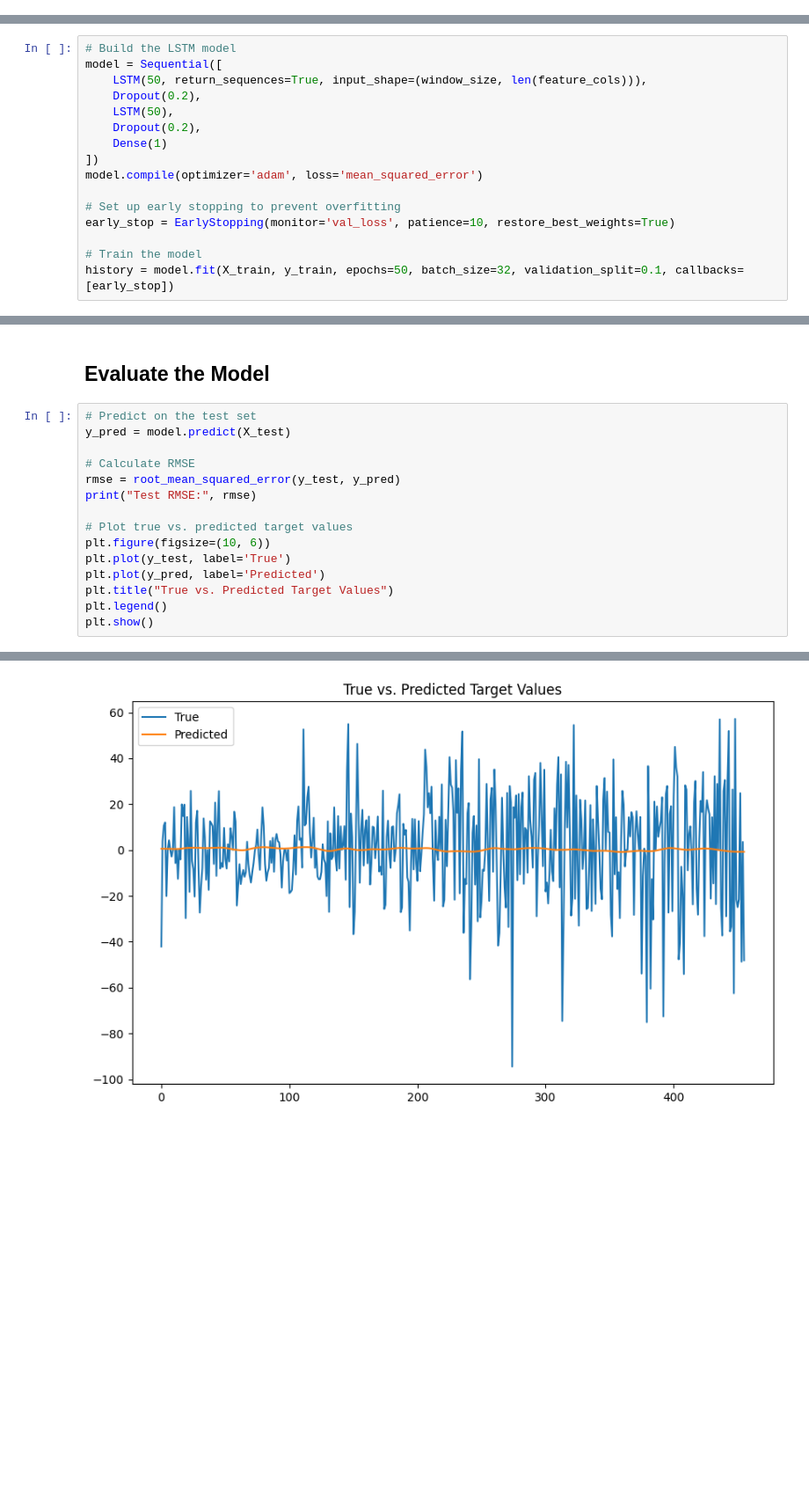
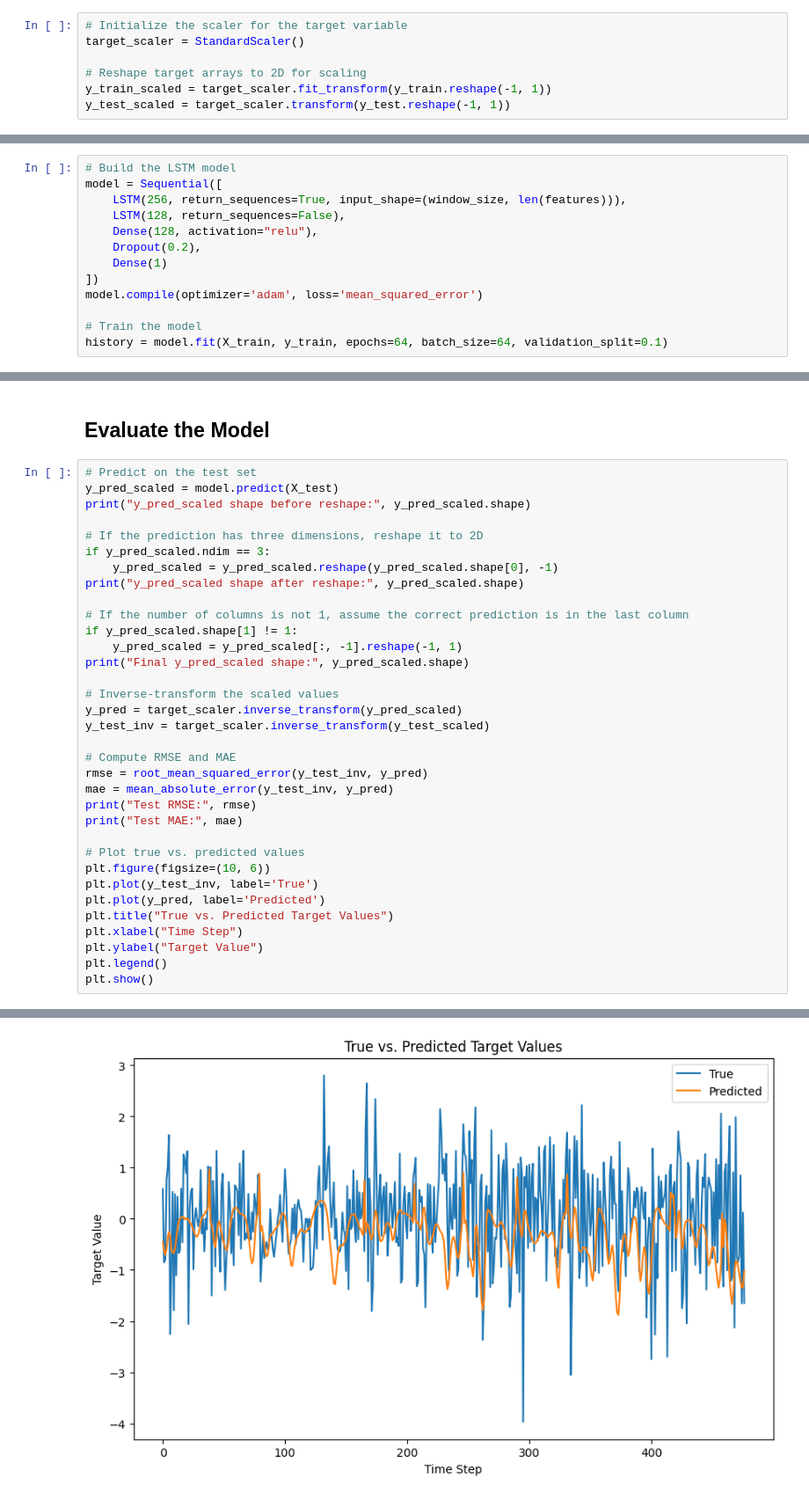
Before and after one commit to mgonzalezp87/Final-Project, a Jupyter notebook: notebooks/03_modelling.ipynb, the cells around one changed output, grey strips where cells are left out. Shown: that part at 88% size. Cells and saved outputs as stored; diff of their text form; blank space fills up the shorter version.

Commit message:
Final Version: Improved modelling, added backtesting module

```diff
--- a/notebooks/03_modelling.ipynb
+++ b/notebooks/03_modelling.ipynb
@@ -70,19 +91,23 @@ Testing samples: 456
+# %%
+# Initialize the scaler for the target variable
+target_scaler = StandardScaler()
+
+# Reshape target arrays to 2D for scaling
+y_train_scaled = target_scaler.fit_transform(y_train.reshape(-1, 1))
+y_test_scaled = target_scaler.transform(y_test.reshape(-1, 1))
 # %% [markdown]
 ## Build and Train the LSTM Model
 # %%
 # Build the LSTM model
 model = Sequential([
-    LSTM(50, return_sequences=True, input_shape=(window_size, len(feature_cols))),
-    Dropout(0.2),
-    LSTM(50),
+    LSTM(256, return_sequences=True, input_shape=(window_size, len(features))),
+    LSTM(128, return_sequences=False),
+    Dense(128, activation="relu"),
     Dropout(0.2),
     Dense(1)
 ])
 model.compile(optimizer='adam', loss='mean_squared_error')
 
-# Set up early stopping to prevent overfitting
-early_stop = EarlyStopping(monitor='val_loss', patience=10, restore_best_weights=True)
-
 # Train the model
-history = model.fit(X_train, y_train, epochs=50, batch_size=32, validation_split=0.1, callbacks=[early_stop])
+history = model.fit(X_train, y_train, epochs=64, batch_size=64, validation_split=0.1)
 # %% [output]
@@ -107,17 +132,36 @@ Epoch 14/50
 ## Evaluate the Model
 # %%
 # Predict on the test set
-y_pred = model.predict(X_test)
+y_pred_scaled = model.predict(X_test)
+print("y_pred_scaled shape before reshape:", y_pred_scaled.shape)
 
-# Calculate RMSE
-rmse = root_mean_squared_error(y_test, y_pred)
+# If the prediction has three dimensions, reshape it to 2D
+if y_pred_scaled.ndim == 3:
+    y_pred_scaled = y_pred_scaled.reshape(y_pred_scaled.shape[0], -1)
+print("y_pred_scaled shape after reshape:", y_pred_scaled.shape)
+
+# If the number of columns is not 1, assume the correct prediction is in the last column
+if y_pred_scaled.shape[1] != 1:
+    y_pred_scaled = y_pred_scaled[:, -1].reshape(-1, 1)
+print("Final y_pred_scaled shape:", y_pred_scaled.shape)
+
+# Inverse-transform the scaled values
+y_pred = target_scaler.inverse_transform(y_pred_scaled)
+y_test_inv = target_scaler.inverse_transform(y_test_scaled)
+
+# Compute RMSE and MAE
+rmse = root_mean_squared_error(y_test_inv, y_pred)
+mae = mean_absolute_error(y_test_inv, y_pred)
 print("Test RMSE:", rmse)
+print("Test MAE:", mae)
 
-# Plot true vs. predicted target values
+# Plot true vs. predicted values
 plt.figure(figsize=(10, 6))
-plt.plot(y_test, label='True')
+plt.plot(y_test_inv, label='True')
 plt.plot(y_pred, label='Predicted')
 plt.title("True vs. Predicted Target Values")
+plt.xlabel("Time Step")
+plt.ylabel("Target Value")
 plt.legend()
 plt.show()
 # %% [output]
@@ -126 +174 @@ Test RMSE: 22.096539412541592
-[figure, old version]
+[figure, new version]
```
Also changed, not shown: parts of 17 cells of this notebook, 20 other files.
